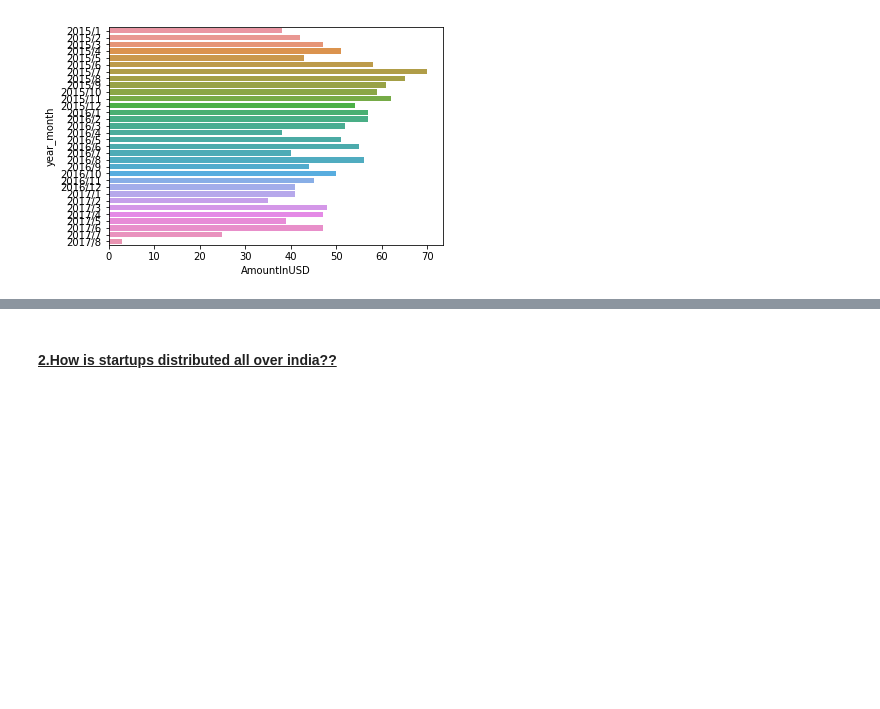
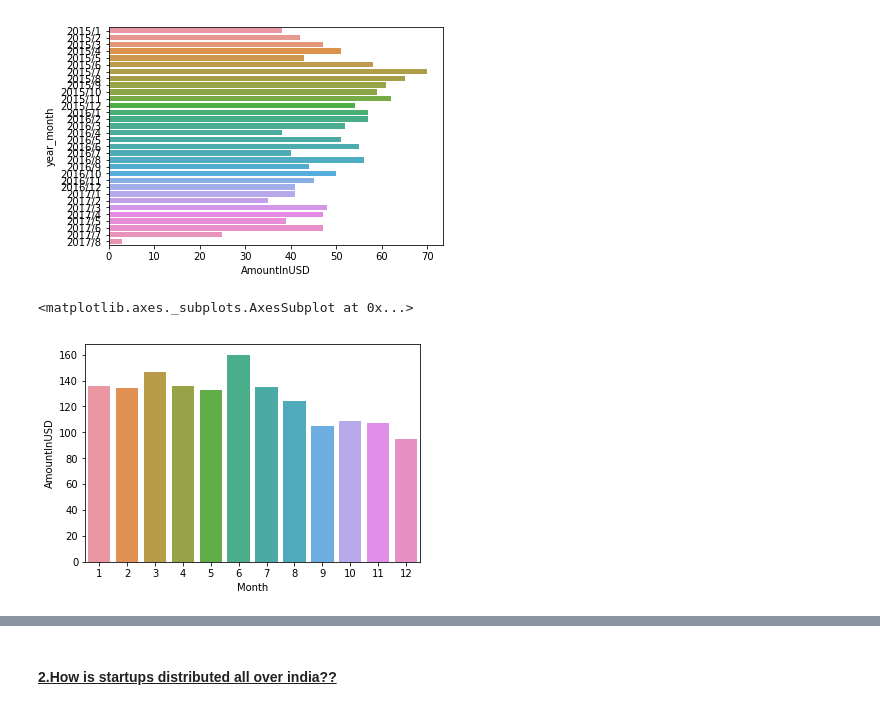
Before and after one commit to SkeyRahaman/Data_Analysis_on_Startups_of_India, a Jupyter notebook: Data_Analysis_on_Startups_of_India.ipynb, the cells around one changed output, grey strips where cells are left out. Cells and saved outputs as stored; diff of their text form; code cells hidden in the pictures; blank space fills up the shorter version.

```diff
--- a/Data_Analysis_on_Startups_of_India.ipynb
+++ b/Data_Analysis_on_Startups_of_India.ipynb
@@ -206,3 +206,9 @@ sns.barplot(y,x)
 # %% [output]
 <matplotlib.axes._subplots.AxesSubplot at 0x...>
 [figure]
+# %%
+plt_data = new_data.groupby("Month")["AmountInUSD"].count().reset_index()
+sns.barplot(plt_data["Month"],plt_data["AmountInUSD"])
+# %% [output]
+<matplotlib.axes._subplots.AxesSubplot at 0x...>
+[figure, added]
```
Also changed, not shown: parts of 10 cells of this notebook.
